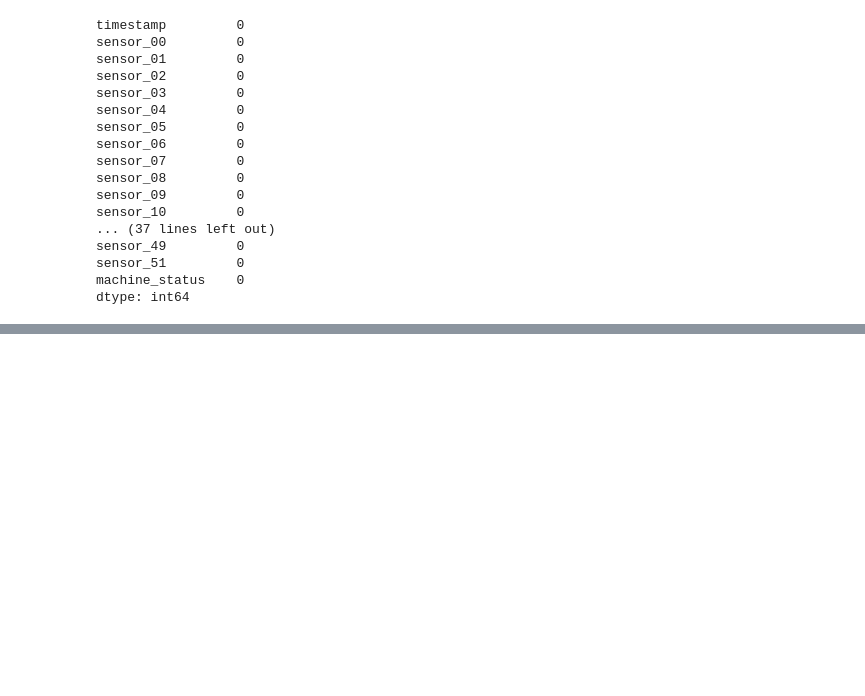
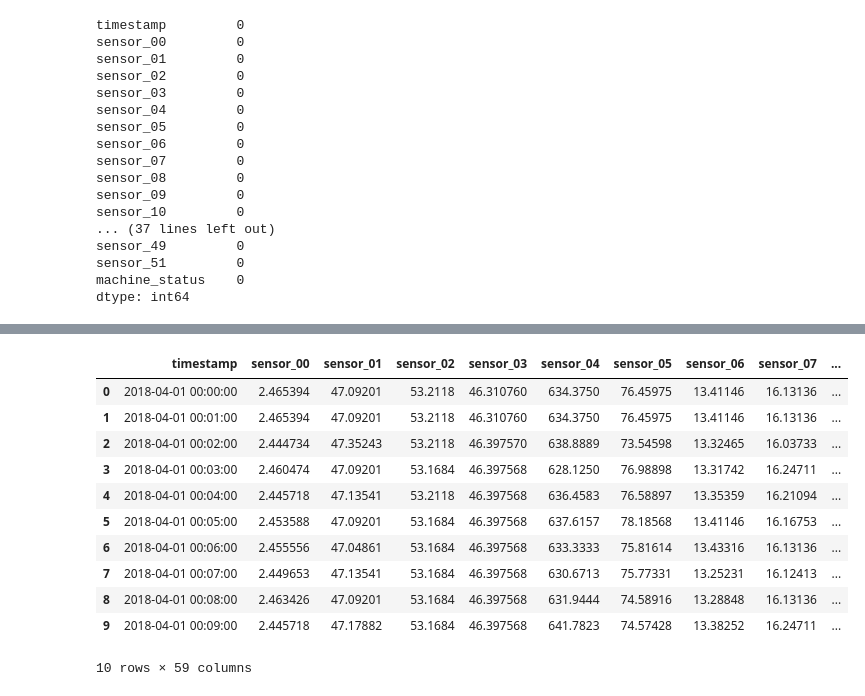
Before and after one commit to ThiagoOliveira001/learningIA, a Jupyter notebook: IA2A2/DESAFIO2/desafio2.ipynb, the cells around one changed output, grey strips where cells are left out. Cells and saved outputs as stored; diff of their text form; code cells hidden in the pictures; blank space fills up the shorter version.

```diff
--- a/IA2A2/DESAFIO2/desafio2.ipynb
+++ b/IA2A2/DESAFIO2/desafio2.ipynb
@@ -171,0 +170,39 @@ Name: sensor_00, Length: 220320, dtype: float64
+# %%
+class DayPeriod(Enum):
+    DAWN = 0
+    MORNING = 1
+    EVENING = 2
+    NIGTH = 3
+
+def get_period_by_hour(hour):
+    if hour >= 0 and hour < 6:
+        return DayPeriod.DAWN.value
+    if hour < 12:
+        return DayPeriod.MORNING.value
+    if hour < 18:
+        return DayPeriod.EVENING.value
+    return DayPeriod.NIGTH.value
+
+def desconstruct_date(date):
+    hour = date.hour
+    day_period = get_period_by_hour(hour)
+
+    return date.year, date.month, date.day, date.weekday(), date.hour, day_period
+# %%
+df['date'] = pd.to_datetime(df['timestamp'], format='%Y-%m-%d %H:%M:%S')
+
+df['year'], df['month'], df['day'], df['week_day'], df['hour'], df['day_period'] = zip(*df['date'].apply(lambda x: desconstruct_date(x)))
+df.head(10)
+# %% [output]
+|  | timestamp | sensor_00 | sensor_01 | sensor_02 | sensor_03 | sensor_04 | sensor_05 | sensor_06 | sensor_07 | ... |
+| 0 | 2018-04-01 00:00:00 | 2.465394 | 47.09201 | 53.2118 | 46.310760 | 634.3750 | 76.45975 | 13.41146 | 16.13136 | ... |
+| 1 | 2018-04-01 00:01:00 | 2.465394 | 47.09201 | 53.2118 | 46.310760 | 634.3750 | 76.45975 | 13.41146 | 16.13136 | ... |
+| 2 | 2018-04-01 00:02:00 | 2.444734 | 47.35243 | 53.2118 | 46.397570 | 638.8889 | 73.54598 | 13.32465 | 16.03733 | ... |
+| 3 | 2018-04-01 00:03:00 | 2.460474 | 47.09201 | 53.1684 | 46.397568 | 628.1250 | 76.98898 | 13.31742 | 16.24711 | ... |
+| 4 | 2018-04-01 00:04:00 | 2.445718 | 47.13541 | 53.2118 | 46.397568 | 636.4583 | 76.58897 | 13.35359 | 16.21094 | ... |
+| 5 | 2018-04-01 00:05:00 | 2.453588 | 47.09201 | 53.1684 | 46.397568 | 637.6157 | 78.18568 | 13.41146 | 16.16753 | ... |
+| 6 | 2018-04-01 00:06:00 | 2.455556 | 47.04861 | 53.1684 | 46.397568 | 633.3333 | 75.81614 | 13.43316 | 16.13136 | ... |
+| 7 | 2018-04-01 00:07:00 | 2.449653 | 47.13541 | 53.1684 | 46.397568 | 630.6713 | 75.77331 | 13.25231 | 16.12413 | ... |
+| 8 | 2018-04-01 00:08:00 | 2.463426 | 47.09201 | 53.1684 | 46.397568 | 631.9444 | 74.58916 | 13.28848 | 16.13136 | ... |
+| 9 | 2018-04-01 00:09:00 | 2.445718 | 47.17882 | 53.1684 | 46.397568 | 641.7823 | 74.57428 | 13.38252 | 16.24711 | ... |
+10 rows × 59 columns
```
Also changed, not shown: parts of 16 cells of this notebook.
